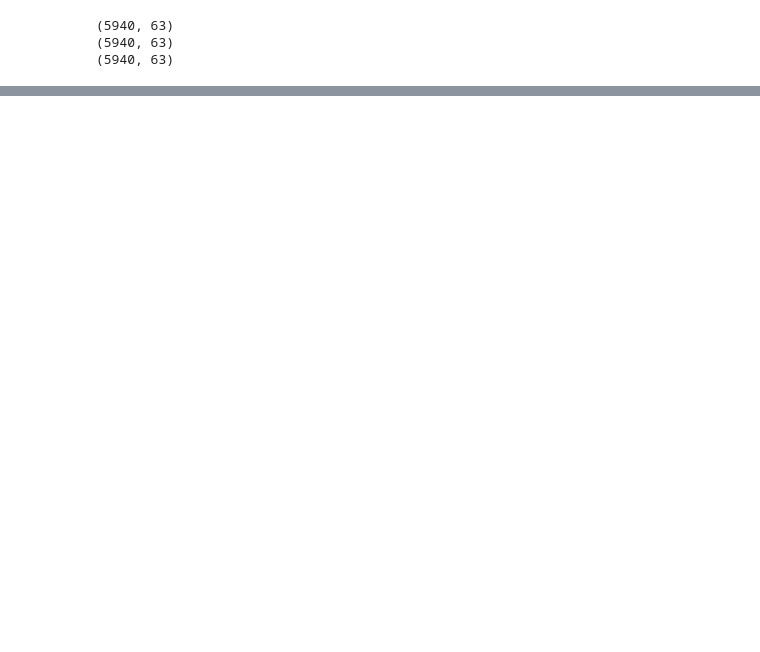
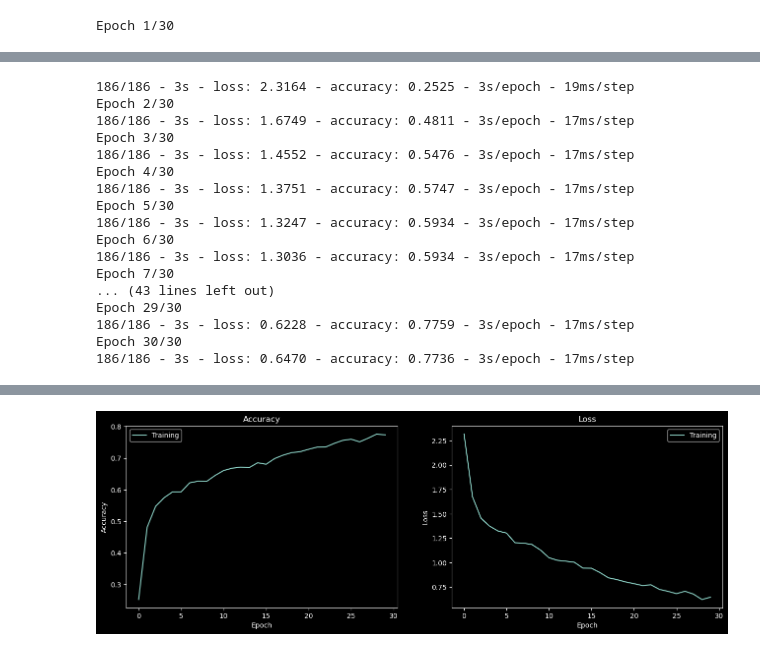
Before and after one commit to yhs1202/ANN_Project, a Jupyter notebook: training_main.ipynb, the cells around one changed output, grey strips where cells are left out. Cells and saved outputs as stored; diff of their text form; code cells hidden in the pictures; blank space fills up the shorter version.

```diff
--- a/training_main.ipynb
+++ b/training_main.ipynb
@@ -36,25 +36,24 @@ def plot_acc_loss(h):
     plt.figure(figsize=(15.6, 4.8), dpi=100)
     plt.subplot(1,2,1)
     plt.plot(h.history['accuracy'])
-    plt.plot(h.history['val_accuracy'])
     plt.title('Accuracy')
     plt.ylabel('Accuracy')
     plt.xlabel('Epoch')
-    plt.legend(['Training', 'Validation'], loc=0)
+    plt.legend(['Training'], loc=0)
 
     plt.subplot(1,2,2)
     plt.plot(h.history['loss'])
-    plt.plot(h.history['val_loss'])
     plt.title('Loss')
     plt.ylabel('Loss')
     plt.xlabel('Epoch')
-    plt.legend(['Training', 'Validation'], loc=0)
+    plt.legend(['Training'], loc=0)
     plt.show()
 
 def build_model():
     input_shape = (63,)
     model = models.Sequential()
-    model.add(layers.Dense(2560, activation='relu', input_shape=input_shape))
+    model.add(layers.Dense(5120, activation='relu', input_shape=input_shape))
+    model.add(layers.Dense(2560, activation='relu'))
     model.add(layers.Dense(1280, activation='relu'))
     model.add(layers.Dense(640, activation='relu'))
     model.add(layers.Dense(26, activation='softmax'))
@@ -75,6 +74,4 @@ if __name__ == '__main__':
     acc, loss = model.evaluate(test_data, test_labels)
     plot_acc_loss(history)
 # %% [output]
-(5940, 63)
-(5940, 63)
-(5940, 63)
+Epoch 1/30
@@ -80,0 +79,17 @@ if __name__ == '__main__':
+186/186 - 3s - loss: 2.3164 - accuracy: 0.2525 - 3s/epoch - 19ms/step
+Epoch 2/30
+186/186 - 3s - loss: 1.6749 - accuracy: 0.4811 - 3s/epoch - 17ms/step
+Epoch 3/30
+186/186 - 3s - loss: 1.4552 - accuracy: 0.5476 - 3s/epoch - 17ms/step
+Epoch 4/30
+186/186 - 3s - loss: 1.3751 - accuracy: 0.5747 - 3s/epoch - 17ms/step
+Epoch 5/30
+186/186 - 3s - loss: 1.3247 - accuracy: 0.5934 - 3s/epoch - 17ms/step
+Epoch 6/30
+186/186 - 3s - loss: 1.3036 - accuracy: 0.5934 - 3s/epoch - 17ms/step
+Epoch 7/30
+... (43 lines left out)
+Epoch 29/30
+186/186 - 3s - loss: 0.6228 - accuracy: 0.7759 - 3s/epoch - 17ms/step
+Epoch 30/30
+186/186 - 3s - loss: 0.6470 - accuracy: 0.7736 - 3s/epoch - 17ms/step
@@ -80,0 +98 @@ if __name__ == '__main__':
+[figure, added]
```
Also changed, not shown: parts of 1 cell of this notebook.
